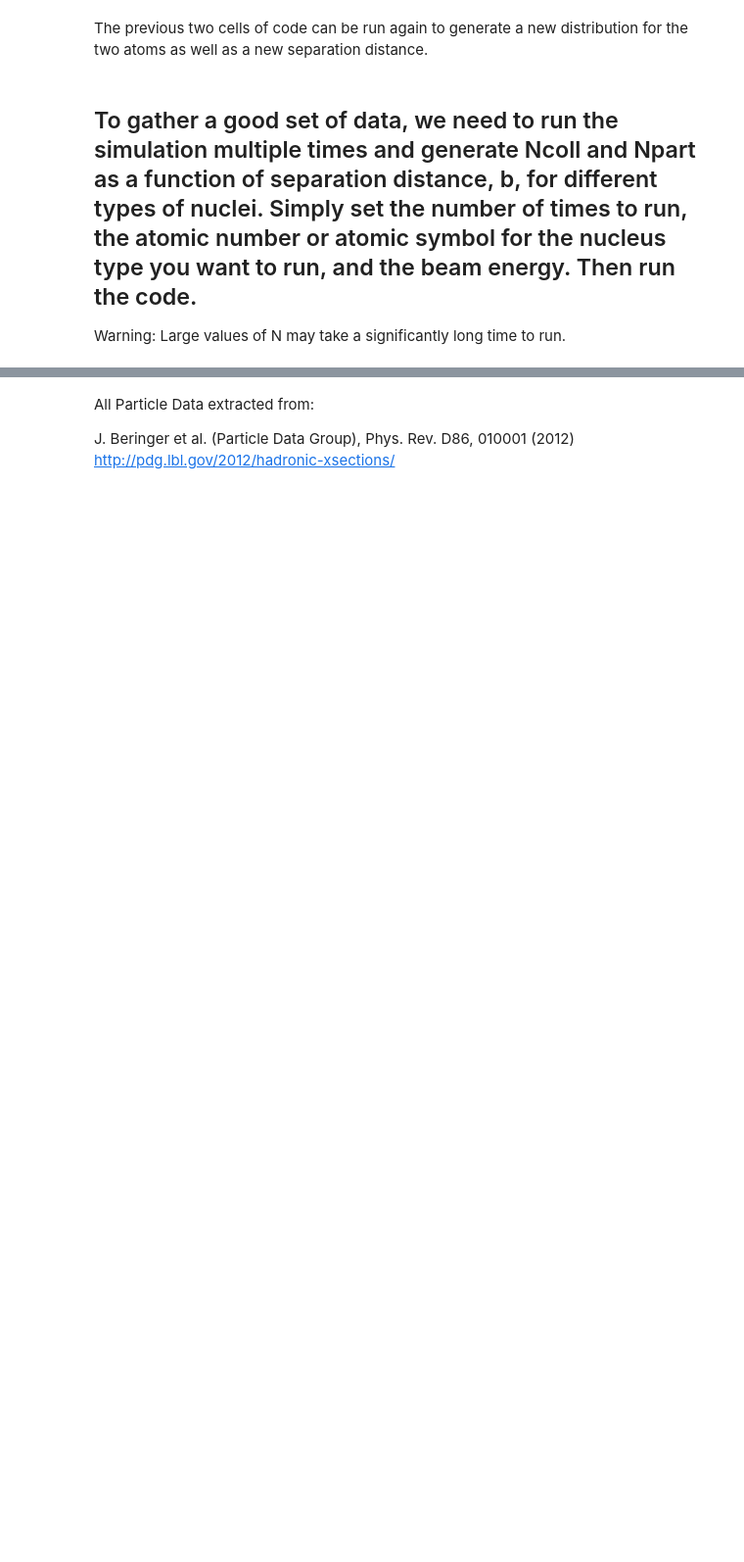
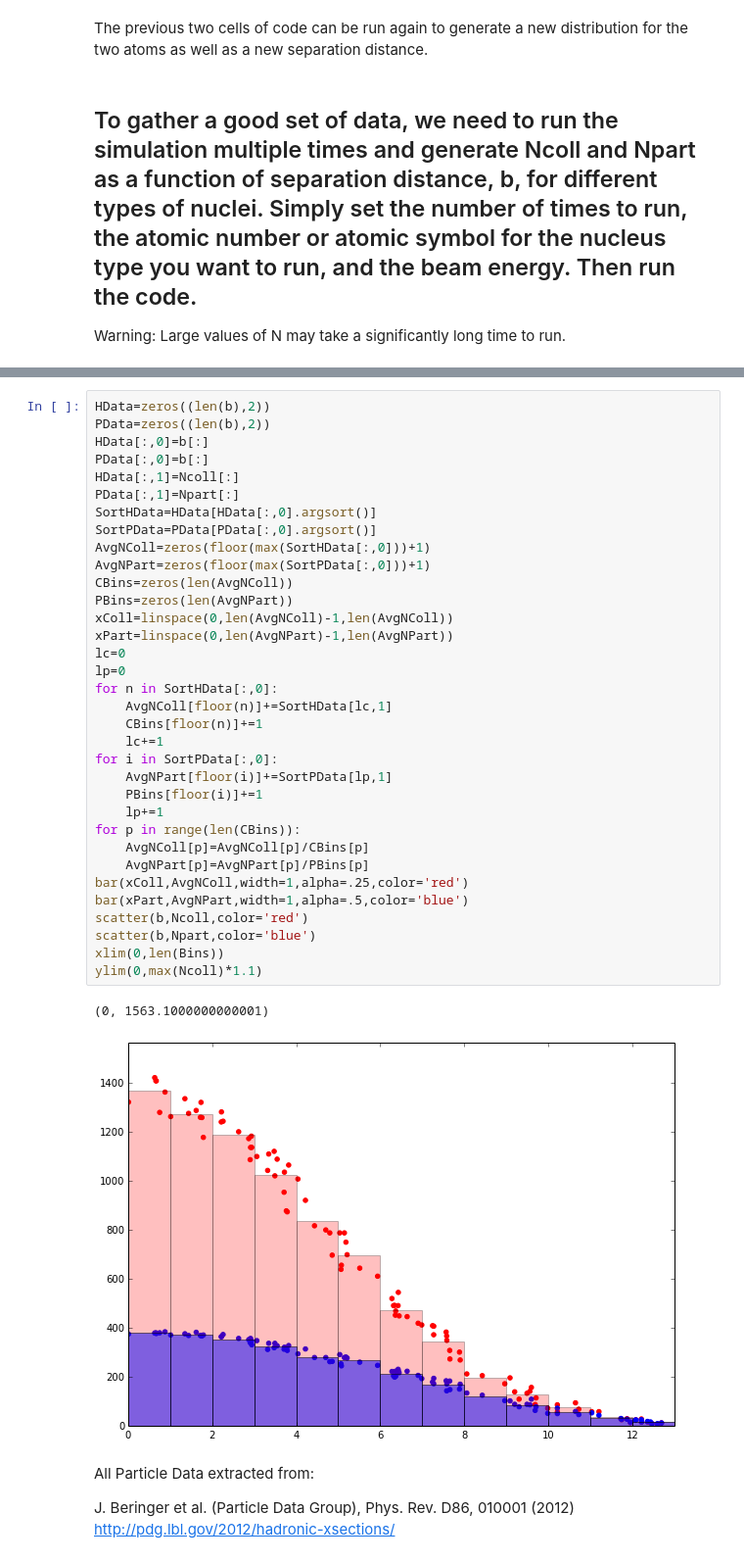
Before and after one commit to jdfreder/MCG, a Jupyter notebook: Project/NuclearInteractions.ipynb, the cells around one changed output, grey strips where cells are left out. Shown at 98% size. Drawn from its saved outputs; the diff is of its cells as text; blank space fills up the shorter version.

```diff
--- a/Project/NuclearInteractions.ipynb
+++ b/Project/NuclearInteractions.ipynb
@@ -441,3 +441,40 @@ print EnCollL
+# %%
+HData=zeros((len(b),2))
+PData=zeros((len(b),2))
+HData[:,0]=b[:]
+PData[:,0]=b[:]
+HData[:,1]=Ncoll[:]
+PData[:,1]=Npart[:]
+SortHData=HData[HData[:,0].argsort()]
+SortPData=PData[PData[:,0].argsort()]
+AvgNColl=zeros(floor(max(SortHData[:,0]))+1)
+AvgNPart=zeros(floor(max(SortPData[:,0]))+1)
+CBins=zeros(len(AvgNColl))
+PBins=zeros(len(AvgNPart))
+xColl=linspace(0,len(AvgNColl)-1,len(AvgNColl))
+xPart=linspace(0,len(AvgNPart)-1,len(AvgNPart))
+lc=0
+lp=0
+for n in SortHData[:,0]:
+    AvgNColl[floor(n)]+=SortHData[lc,1]
+    CBins[floor(n)]+=1
+    lc+=1
+for i in SortPData[:,0]:
+    AvgNPart[floor(i)]+=SortPData[lp,1]
+    PBins[floor(i)]+=1
+    lp+=1
+for p in range(len(CBins)):
+    AvgNColl[p]=AvgNColl[p]/CBins[p]
+    AvgNPart[p]=AvgNPart[p]/PBins[p]
+bar(xColl,AvgNColl,width=1,alpha=.25,color='red')
+bar(xPart,AvgNPart,width=1,alpha=.5,color='blue')
+scatter(b,Ncoll,color='red')
+scatter(b,Npart,color='blue')
+xlim(0,len(Bins))
+ylim(0,max(Ncoll)*1.1)
+# %% [output]
+(0, 1563.1000000000001)
+[figure, added]
 # %% [markdown]
 All Particle Data extracted from:
 
```
Also changed, not shown: parts of 5 cells of this notebook, 1 other file.
